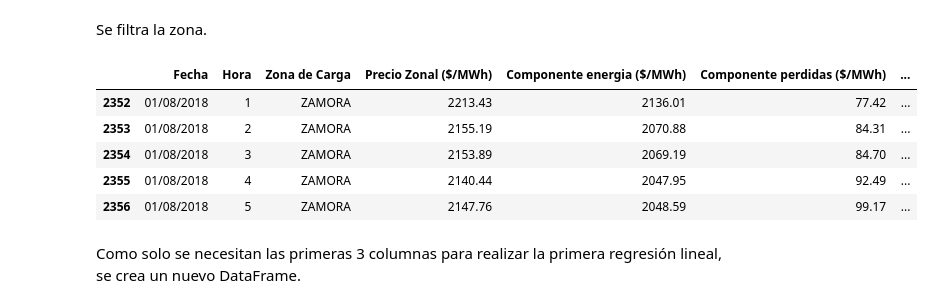
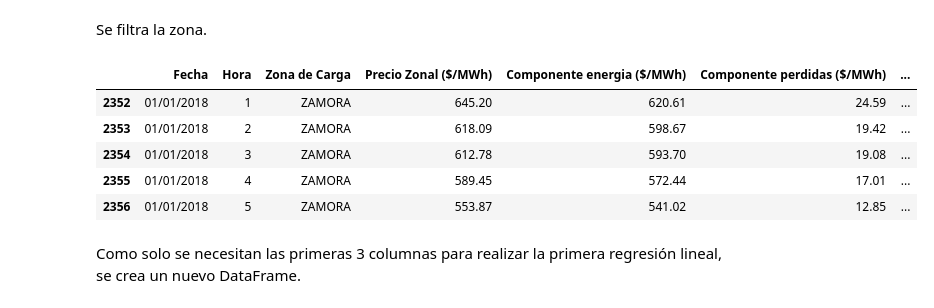
Before and after one commit to HomerMadriz/EnergyPred, a Jupyter notebook: Proyecto Final.ipynb, the cells around one changed output. Drawn from its saved outputs; the diff is of its cells as text; code cells hidden in the pictures.

```diff
--- a/Proyecto Final.ipynb
+++ b/Proyecto Final.ipynb
@@ -14,0 +3,7 @@ df.head()
+# %%
+import pandas as pd
+
+df2017 = pd.read_csv("Datos2017.csv", engine='python')
+df2018 = pd.read_csv("Datos2018.csv", engine = 'python')
+df2017.head()
+df2018.head()
@@ -16,14 +18,16 @@ df.head()
 Se filtra la zona.
 # %%
 zona = 'ZAMORA'
-dfZona = df[df['Zona de Carga'].isin([zona])]
-dfZona.head()
+dfZona17 = df2017[df2017['Zona de Carga'].isin([zona])]
+dfZona18 = df2018[df2018['Zona de Carga'].isin([zona])]
+dfZona17.head()
+dfZona18.head()
 # %% [output]
 |  | Fecha | Hora | Zona de Carga | Precio Zonal ($/MWh) | Componente energia ($/MWh) | Componente perdidas ($/MWh) | ... |
-| 2352 | 01/08/2018 | 1 | ZAMORA | 2213.43 | 2136.01 | 77.42 | ... |
-| 2353 | 01/08/2018 | 2 | ZAMORA | 2155.19 | 2070.88 | 84.31 | ... |
-| 2354 | 01/08/2018 | 3 | ZAMORA | 2153.89 | 2069.19 | 84.70 | ... |
-| 2355 | 01/08/2018 | 4 | ZAMORA | 2140.44 | 2047.95 | 92.49 | ... |
-| 2356 | 01/08/2018 | 5 | ZAMORA | 2147.76 | 2048.59 | 99.17 | ... |
+| 2352 | 01/01/2018 | 1 | ZAMORA | 645.20 | 620.61 | 24.59 | ... |
+| 2353 | 01/01/2018 | 2 | ZAMORA | 618.09 | 598.67 | 19.42 | ... |
+| 2354 | 01/01/2018 | 3 | ZAMORA | 612.78 | 593.70 | 19.08 | ... |
+| 2355 | 01/01/2018 | 4 | ZAMORA | 589.45 | 572.44 | 17.01 | ... |
+| 2356 | 01/01/2018 | 5 | ZAMORA | 553.87 | 541.02 | 12.85 | ... |
 # %% [markdown]
 Como solo se necesitan las primeras 3 columnas para realizar la primera regresión lineal, se crea un nuevo DataFrame.
```
Also changed, not shown: parts of 36 cells of this notebook, 3 other files.
